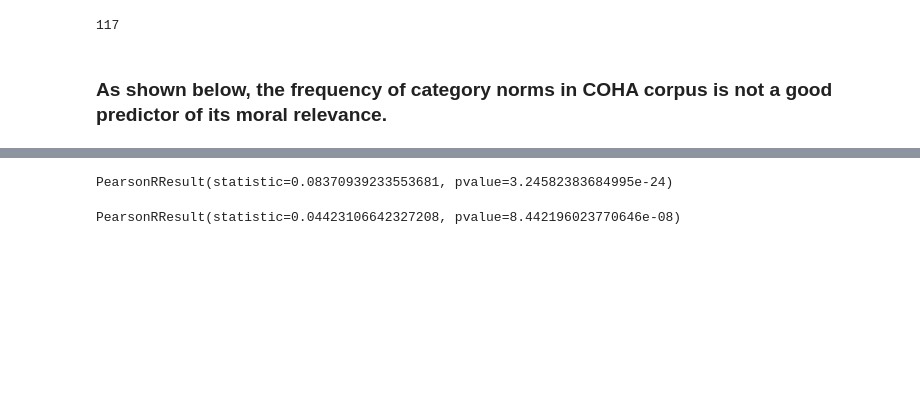
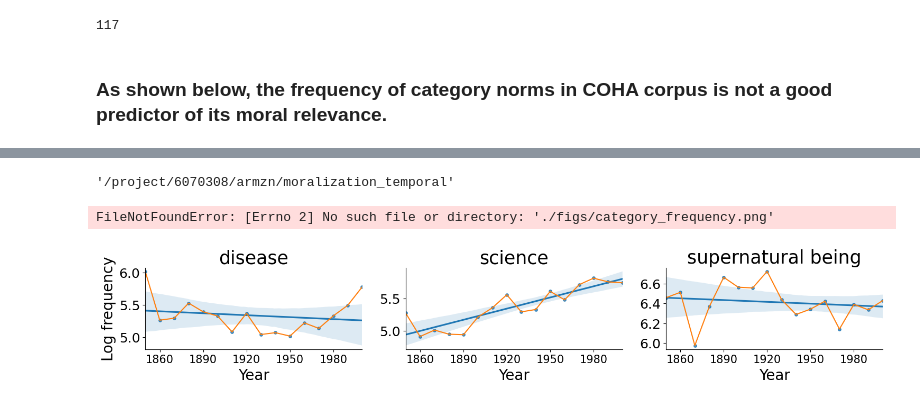
Before and after one commit to AidaRamezani/moralization_temporal, a Jupyter notebook: notebooks/frequency_category.ipynb, the cells around one changed output, grey strips where cells are left out. Drawn from its saved outputs; the diff is of its cells as text; code cells hidden in the pictures; blank space fills up the shorter version.

```diff
--- a/notebooks/frequency_category.ipynb
+++ b/notebooks/frequency_category.ipynb
@@ -15,8 +13,12 @@ from matplotlib.backends.backend_pdf import PdfPages
 ## This notebook studies the relationship between frequency and moral relevance for conceptual categories
 # %%
 # Loading COHA time-series data
-ts_df = pd.read_csv('./data/SWOW_prediction/eval/time_series/ts_df.csv')
+ts_df = pd.read_csv("./data/SWOW_prediction/eval/time_series/ts_df.csv")
 
-ts_df = ts_df.groupby(['words','year','property'])[['outputs_z','count']].mean().reset_index()
-ts_df = ts_df.loc[ts_df['count'] >= 50]
+ts_df = (
+    ts_df.groupby(["words", "year", "property"])[["outputs_z", "count"]]
+    .mean()
+    .reset_index()
+)
+ts_df = ts_df.loc[ts_df["count"] >= 50]
 # %%
@@ -156,0 +147,34 @@ plot_reg('disease')
+# %%
+import os
+
+os.getcwd()
+# %% [output]
+'/project/6070308/armzn/moralization_temporal'
+# %%
+groups = ["disease", "science", "supernatural being"]
+fig, axes = plt.subplots(1, 3, figsize=(18, 2), sharey=False)
+for i, ax in enumerate(axes):
+    c = groups[i]
+
+    plot_df = rel_df.loc[rel_df.category == c]
+    plot_df_2 = plot_df.groupby("year").count_log.mean().reset_index()
+
+    sns.regplot(data=plot_df_2, x="year", y="count_log", ax=ax, scatter_kws={"s": 15})
+    sns.lineplot(data=plot_df_2, x="year", y="count_log", ax=ax)
+    ax.set_xlim(plot_df_2.year.min(), plot_df_2.year.max())
+    ax.set_title(c, fontsize=25)
+
+    if i != 0:
+        ax.set_ylabel("")
+    else:
+        ax.set_ylabel("Log frequency", fontsize=20)
+    ax.set_xlabel("Year", fontsize=20)
+
+    ax.set_xticks(np.arange(1860, 2010, 30), np.arange(1860, 2010, 30), fontsize=15)
+    ax.set_yticklabels(ax.get_yticklabels(), fontsize=18)
+sns.despine()
+plt.savefig("./figs/category_frequency.png", bbox_inches="tight", dpi=400)
+plt.show()
+# %% [output]
+FileNotFoundError: [Errno 2] No such file or directory: './figs/category_frequency.png'
+[figure, added]
@@ -157,13 +183,13 @@ plot_reg('disease')
 # %%
 ## Moral relevance and frequency are only weakly correlated
-pearsonr(rel_df[['outputs_z','count_log']].drop_duplicates().values.T[0],
-         rel_df[['outputs_z','count_log']].drop_duplicates().values.T[1])
+pearsonr(
+    rel_df[["outputs_z", "count_log"]].drop_duplicates().values.T[0],
+    rel_df[["outputs_z", "count_log"]].drop_duplicates().values.T[1],
+), len(rel_df[["outputs_z", "count_log", "words", "year"]].drop_duplicates())
-# %% [output]
-PearsonRResult(statistic=0.08370939233553681, pvalue=3.24582383684995e-24)
 # %%
 ## Same result using all the COHA corpus
-ts_df_rel = ts_df.loc[ts_df.property == 'previous_link']
-pearsonr(ts_df_rel[['outputs_z','count']].drop_duplicates().values.T[0],
-            ts_df_rel[['outputs_z','count']].drop_duplicates().values.T[1])
+ts_df_rel = ts_df.loc[ts_df.property == "previous_link"]
+pearsonr(
+    ts_df_rel[["outputs_z", "count"]].drop_duplicates().values.T[0],
+    ts_df_rel[["outputs_z", "count"]].drop_duplicates().values.T[1],
+)
-# %% [output]
-PearsonRResult(statistic=0.04423106642327208, pvalue=8.442196023770646e-08)
```
Also changed, not shown: parts of 11 cells of this notebook, 38 other files.
